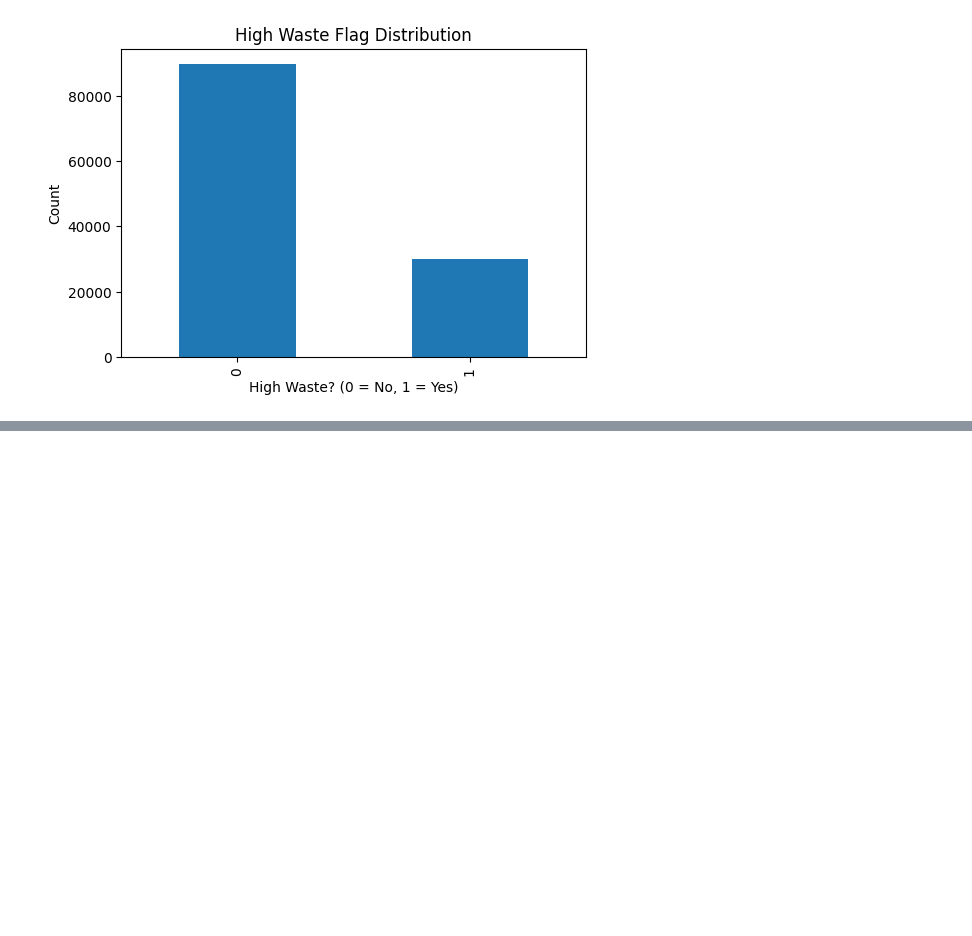
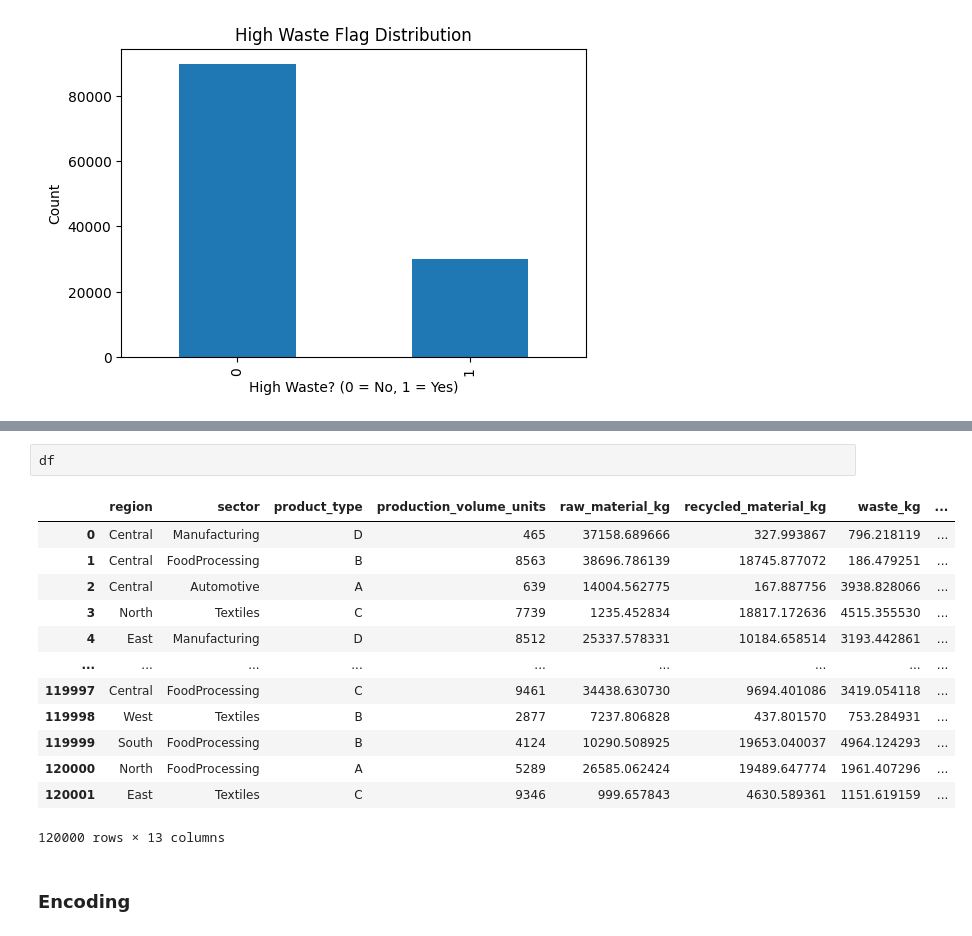
Before and after one commit to Alexander789400/AI-driven-Circular-Economy-Tracker, a Jupyter notebook: Circular_Economy.ipynb, the cells around one changed output, grey strips where cells are left out. Saved outputs shown, nothing was run; the diff lists cells and outputs as text; blank space fills up the shorter version.

```diff
--- a/Circular_Economy.ipynb
+++ b/Circular_Economy.ipynb
@@ -329,0 +460,18 @@ plt.show()
+# %%
+df
+# %% [output]
+|  | region | sector | product_type | production_volume_units | raw_material_kg | recycled_material_kg | waste_kg | ... |
+| 0 | Central | Manufacturing | D | 465 | 37158.689666 | 327.993867 | 796.218119 | ... |
+| 1 | Central | FoodProcessing | B | 8563 | 38696.786139 | 18745.877072 | 186.479251 | ... |
+| 2 | Central | Automotive | A | 639 | 14004.562775 | 167.887756 | 3938.828066 | ... |
+| 3 | North | Textiles | C | 7739 | 1235.452834 | 18817.172636 | 4515.355530 | ... |
+| 4 | East | Manufacturing | D | 8512 | 25337.578331 | 10184.658514 | 3193.442861 | ... |
+| ... | ... | ... | ... | ... | ... | ... | ... | ... |
+| 119997 | Central | FoodProcessing | C | 9461 | 34438.630730 | 9694.401086 | 3419.054118 | ... |
+| 119998 | West | Textiles | B | 2877 | 7237.806828 | 437.801570 | 753.284931 | ... |
+| 119999 | South | FoodProcessing | B | 4124 | 10290.508925 | 19653.040037 | 4964.124293 | ... |
+| 120000 | North | FoodProcessing | A | 5289 | 26585.062424 | 19489.647774 | 1961.407296 | ... |
+| 120001 | East | Textiles | C | 9346 | 999.657843 | 4630.589361 | 1151.619159 | ... |
+120000 rows × 13 columns
+# %% [markdown]
+### Encoding
```
Also changed, not shown: parts of 29 cells of this notebook, 3 other files.
